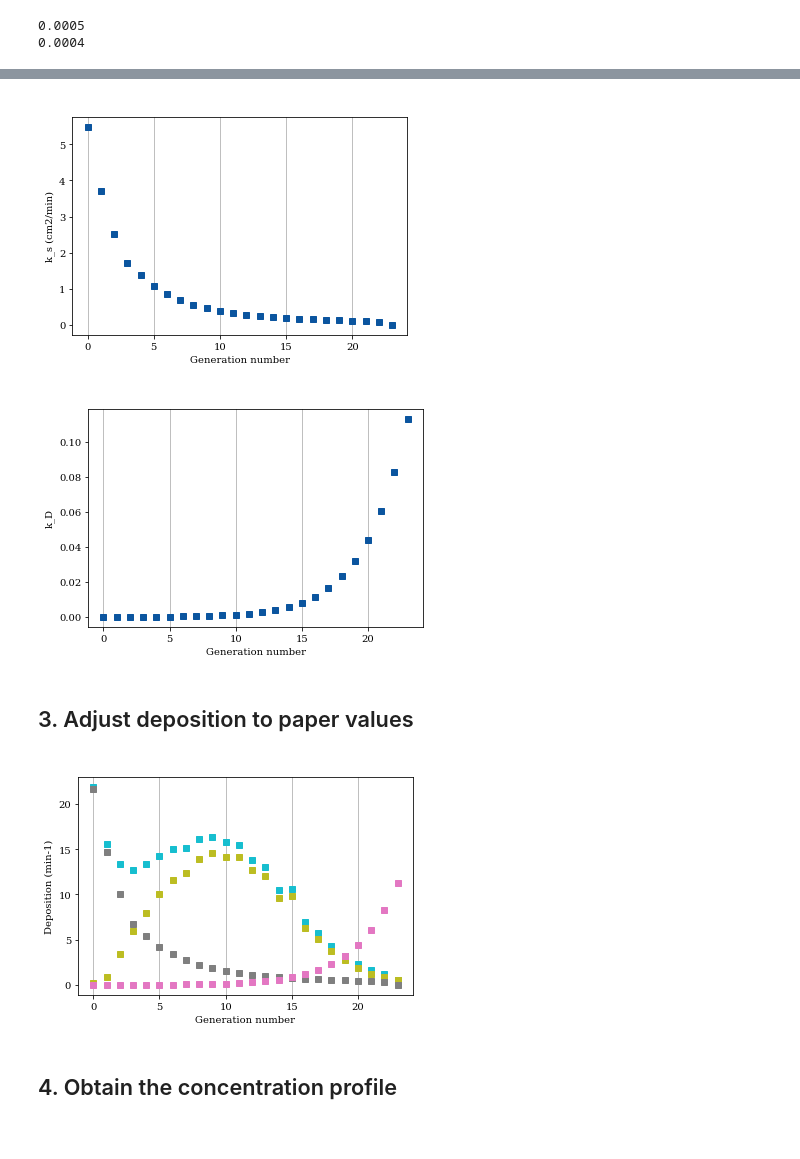
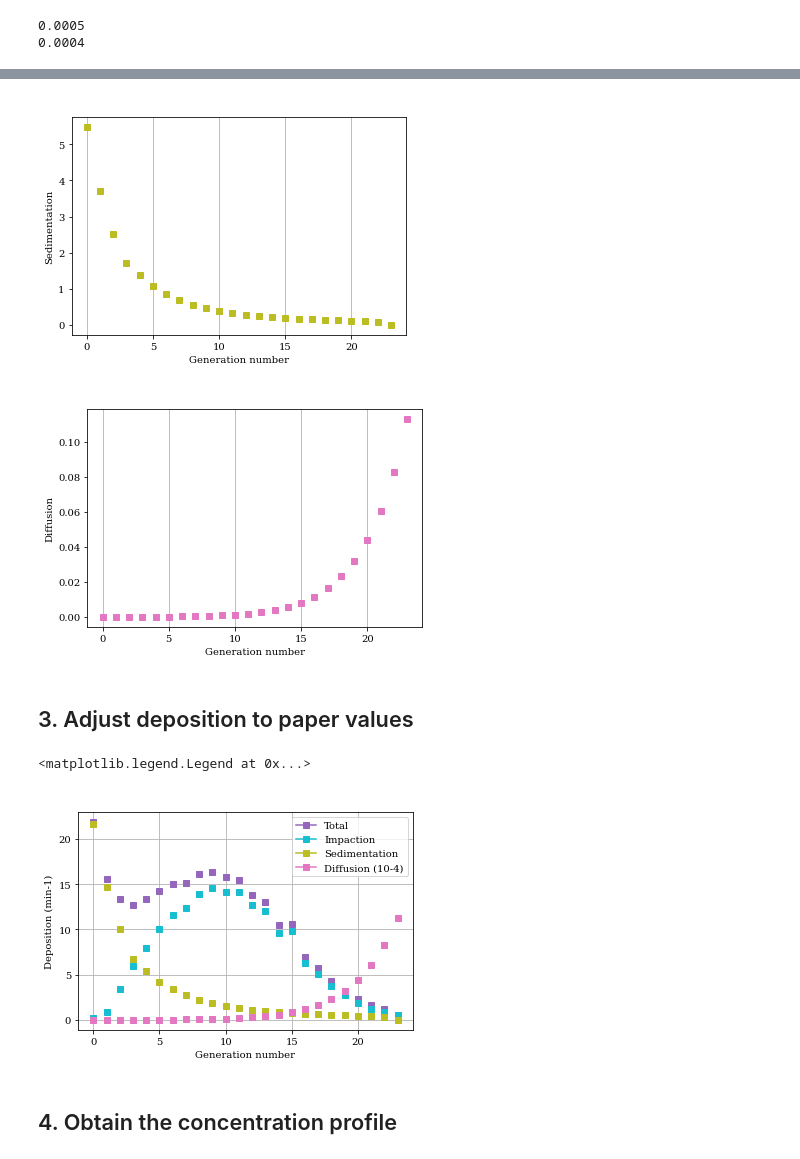
Before and after one commit to ManuelCarrascoY/MEC-BIO586, a Jupyter notebook: COVID Respiratory Modeling/COVID Modeling_Manuel.ipynb, the cells around one changed output, grey strips where cells are left out. Cells and saved outputs as stored; diff of their text form; code cells hidden in the pictures.

```diff
--- a/COVID Respiratory Modeling/COVID Modeling_Manuel.ipynb
+++ b/COVID Respiratory Modeling/COVID Modeling_Manuel.ipynb
@@ -125,7 +125,7 @@ blues.reverse()
 
 fig_flow, ax_flow = plt.subplots()
 ax_flow.set_title(" ")
-ax_flow.set_ylabel("Velocity (cm/min)")
+ax_flow.set_ylabel("Velocity (10^3 cm/min)")
 ax_flow.set_xlabel("Generation number")
 #ax_flow.legend(bbox_to_anchor=(1.05, 1), loc=2, borderaxespad=0., handles=myhandles, labels=mylabels)
 #ax_flow.set(xlim=(11.4, 4.6))
@@ -260,19 +260,20 @@ sns.set_palette(sns.color_palette())
 sns.set_color_codes()
 sns.set_style({'font.family':'serif', 'font.serif':'Helvetica'})
 
-blues = sns.color_palette("Blues")
-blues.reverse()
+set1 = sns.color_palette()
+set1.reverse()
 
 fig_flow, ax_flow = plt.subplots()
 ax_flow.set_title(" ")
-ax_flow.set_ylabel("Impaction (cm-1)")
+#ax_flow.set_ylabel("Impaction (cm-1)")
+ax_flow.set_ylabel("Impaction")
 ax_flow.set_xlabel("Generation number")
 #ax_flow.legend(bbox_to_anchor=(1.05, 1), loc=2, borderaxespad=0., handles=myhandles, labels=mylabels)
 #ax_flow.set(xlim=(11.4, 4.6))
 #ax_flow.set(ylim=(50, 95))
 ax_flow.xaxis.grid()
 
-final_colors = [blues[0]]
+final_colors = [set1[0]]
 final_lines = ['-']
 final_markers = ['s']
 final_labels = ["label"]
@@ -294,19 +295,20 @@ sns.set_palette(sns.color_palette())
 sns.set_color_codes()
 sns.set_style({'font.family':'serif', 'font.serif':'Helvetica'})
 
-blues = sns.color_palette("Blues")
-blues.reverse()
+set1 = sns.color_palette()
+set1.reverse()
 
 fig_flow, ax_flow = plt.subplots()
 ax_flow.set_title(" ")
-ax_flow.set_ylabel("k_s (cm2/min)")
+#ax_flow.set_ylabel("k_s (cm2/min)")
+ax_flow.set_ylabel("Sedimentation")
 ax_flow.set_xlabel("Generation number")
 #ax_flow.legend(bbox_to_anchor=(1.05, 1), loc=2, borderaxespad=0., handles=myhandles, labels=mylabels)
 #ax_flow.set(xlim=(11.4, 4.6))
 #ax_flow.set(ylim=(50, 95))
 ax_flow.xaxis.grid()
 
-final_colors = [blues[0]]
+final_colors = [set1[1]]
 final_lines = ['-']
 final_markers = ['s']
 final_labels = ["label"]
@@ -316,7 +318,7 @@ for i in range(final_generation+1):
                  linestyle=final_lines[0])
 #fig_flow.savefig(os.path.join(outputdir, "Pressure_along_path_600dpi"), bbox_inches='tight', dpi=600)
 # %% [output]
-[figure, old version]
+[figure, new version]
 # %%
 # PLOT DIFFUSION
 
@@ -325,19 +327,19 @@ sns.set_palette(sns.color_palette())
 sns.set_color_codes()
 sns.set_style({'font.family':'serif', 'font.serif':'Helvetica'})
 
-blues = sns.color_palette("Blues")
-blues.reverse()
+set1 = sns.color_palette()
+set1.reverse()
 
 fig_flow, ax_flow = plt.subplots()
 ax_flow.set_title(" ")
-ax_flow.set_ylabel("k_D")
+ax_flow.set_ylabel("Diffusion")
 ax_flow.set_xlabel("Generation number")
 #ax_flow.legend(bbox_to_anchor=(1.05, 1), loc=2, borderaxespad=0., handles=myhandles, labels=mylabels)
 #ax_flow.set(xlim=(11.4, 4.6))
 #ax_flow.set(ylim=(50, 95))
 ax_flow.xaxis.grid()
 
-final_colors = [blues[0]]
+final_colors = [set1[3]]
 final_lines = ['-']
 final_markers = ['s']
 final_labels = ["label"]
@@ -347,7 +349,7 @@ for i in range(final_generation+1):
                  linestyle=final_lines[0])
 #fig_flow.savefig(os.path.join(outputdir, "Pressure_along_path_600dpi"), bbox_inches='tight', dpi=600)
 # %% [output]
-[figure, old version]
+[figure, new version]
 # %% [markdown]
 ## 3. Adjust deposition to paper values
 # %%
@@ -377,44 +379,47 @@ reds.reverse()
 greens = sns.color_palette("Greens")
 greens.reverse()
 
-set2 = sns.color_palette()
-set2.reverse()
+set1 = sns.color_palette()
+set1.reverse()
 
 
 fig_flow, ax_flow = plt.subplots()
 ax_flow.set_title(" ")
 ax_flow.set_ylabel("Deposition (min-1)")
 ax_flow.set_xlabel("Generation number")
 #ax_flow.legend(bbox_to_anchor=(1.05, 1), loc=2, borderaxespad=0., handles=myhandles, labels=mylabels)
 #ax_flow.set(xlim=(11.4, 4.6))
 #ax_flow.set(ylim=(50, 95))
 ax_flow.xaxis.grid()
+ax_flow.yaxis.grid()
 
-final_colors = set2
+
+final_colors = set1
 final_lines = ['-']
 final_markers = ['s']
 final_labels = ["label"]
 k_paper = {}
 for i in range(final_generation+1):
     k_paper[i] = k_I_paper[i] + k_s_paper[i] + k_d_paper[i]
-    ax_flow.plot(i, k_paper[i], color=final_colors[0],
+    ax_flow.plot(i, k_paper[i], color=final_colors[5],
                  marker=final_markers[0], label=final_labels[0],
                  linestyle=final_lines[0])
-    ax_flow.plot(i, k_I_paper[i], color=final_colors[1],
+    ax_flow.plot(i, k_I_paper[i], color=final_colors[0],
                  marker=final_markers[0], label=final_labels[0],
                  linestyle=final_lines[0])
-    ax_flow.plot(i, k_s_paper[i], color=final_colors[2],
+    ax_flow.plot(i, k_s_paper[i], color=final_colors[1],
                  marker=final_markers[0], label=final_labels[0],
                  linestyle=final_lines[0])
     ax_flow.plot(i, k_d_paper_e4[i], color=final_colors[3],
                  marker=final_markers[0], label=final_labels[0],
                  linestyle=final_lines[0])
 
-
+plt.legend(loc='upper right', labels=['Total', 'Impaction', 'Sedimentation', 'Diffusion (10-4)'])
 
 #fig_flow.savefig(os.path.join(outputdir, "Pressure_along_path_600dpi"), bbox_inches='tight', dpi=600)
 # %% [output]
+<matplotlib.legend.Legend at 0x...>
-[figure, old version]
+[figure, new version]
 # %% [markdown]
 ## 4. Obtain the concentration profile
 # %%
```
Also changed, not shown: parts of 24 cells of this notebook.
